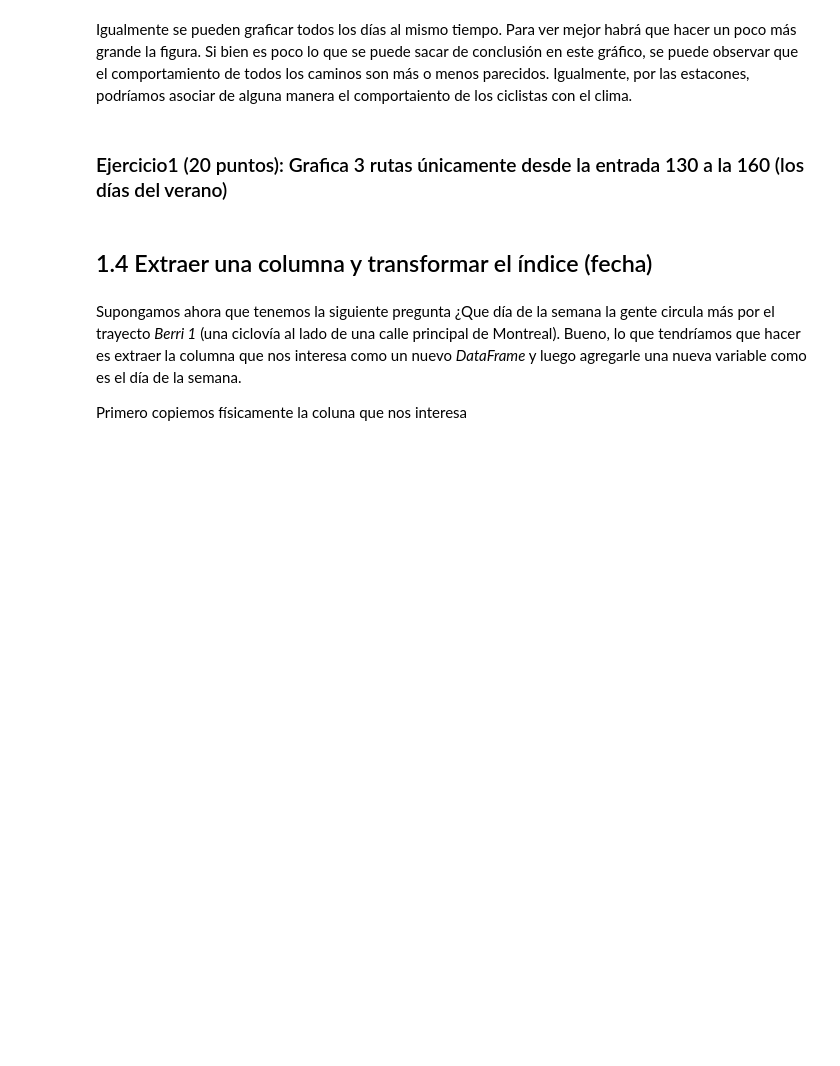
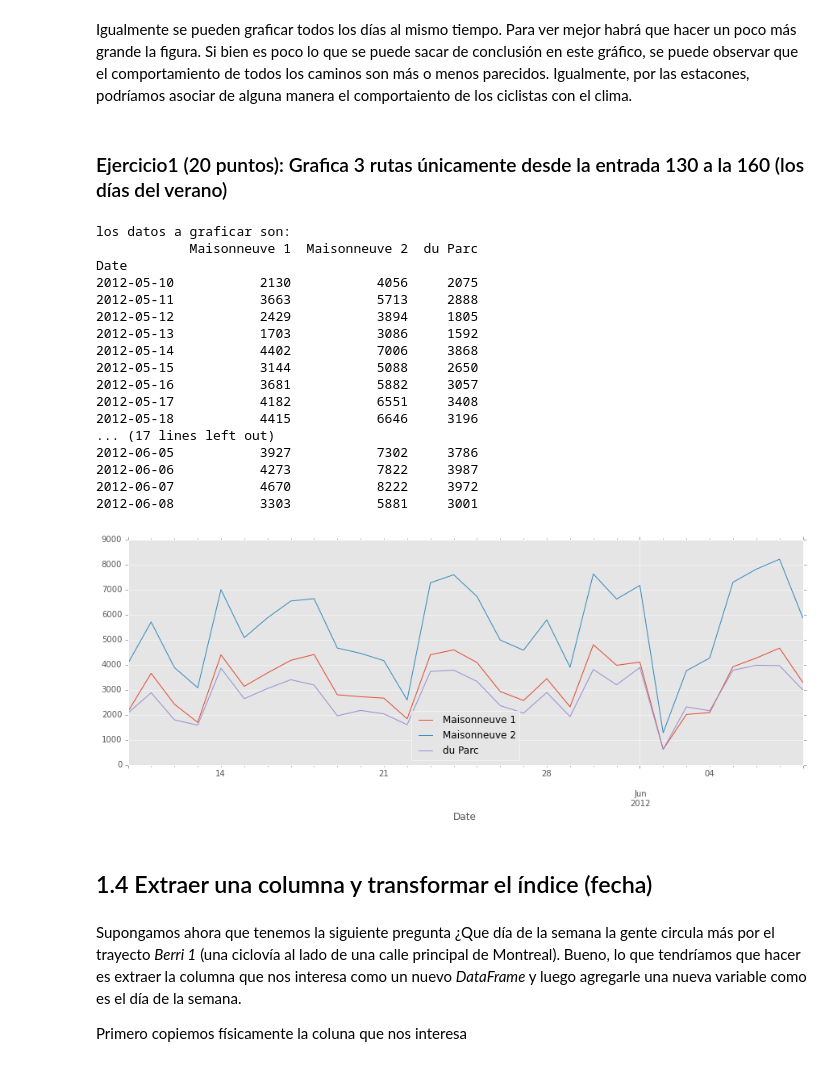
Before and after one commit to cursoRdP-unison/pandas, a Jupyter notebook: intro_pandas.ipynb, the cells around one changed output. Saved outputs shown, nothing was run; the diff lists cells and outputs as text; code cells hidden in the pictures; blank space fills up the shorter version.

```diff
--- a/intro_pandas.ipynb
+++ b/intro_pandas.ipynb
@@ -56,3 +98,29 @@ fixed_df.plot(figsize=(15, 10))
+# %%
+# Escribe aquí tu código
+#
+print "los datos a graficar son:"
+df1 = fixed_df.ix[130:160,3:6]
+print df1
+df1 = fixed_df.ix[130:160,3:6].plot()
+# %% [output]
+los datos a graficar son:
+            Maisonneuve 1  Maisonneuve 2  du Parc
+Date
+2012-05-10           2130           4056     2075
+2012-05-11           3663           5713     2888
+2012-05-12           2429           3894     1805
+2012-05-13           1703           3086     1592
+2012-05-14           4402           7006     3868
+2012-05-15           3144           5088     2650
+2012-05-16           3681           5882     3057
+2012-05-17           4182           6551     3408
+2012-05-18           4415           6646     3196
+... (17 lines left out)
+2012-06-05           3927           7302     3786
+2012-06-06           4273           7822     3987
+2012-06-07           4670           8222     3972
+2012-06-08           3303           5881     3001
+[figure, added]
 # %% [markdown]
 ## 1.4 Extraer una columna y transformar el índice (fecha)
 # %% [markdown]
```
Also changed, not shown: parts of 29 cells of this notebook, 1 other file.
